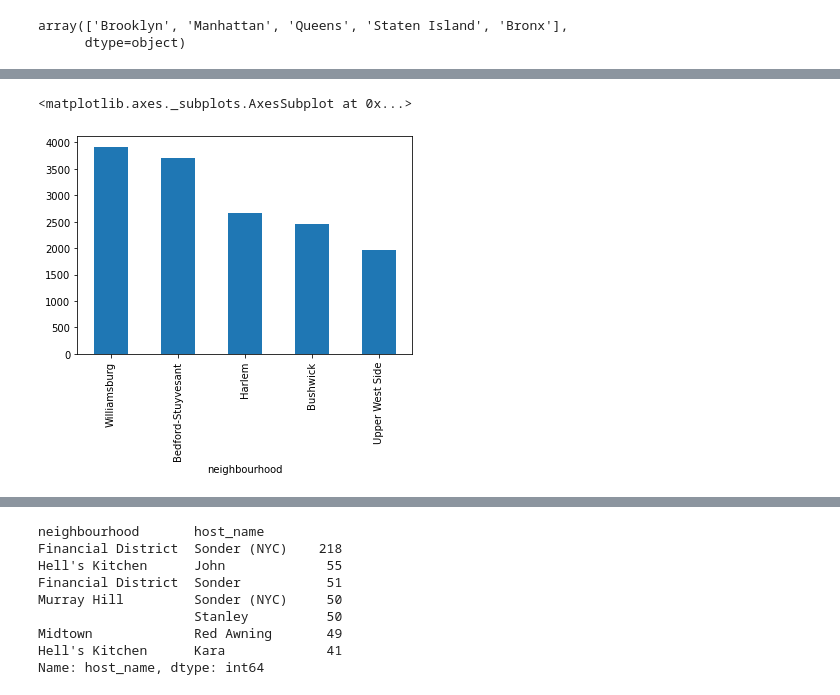
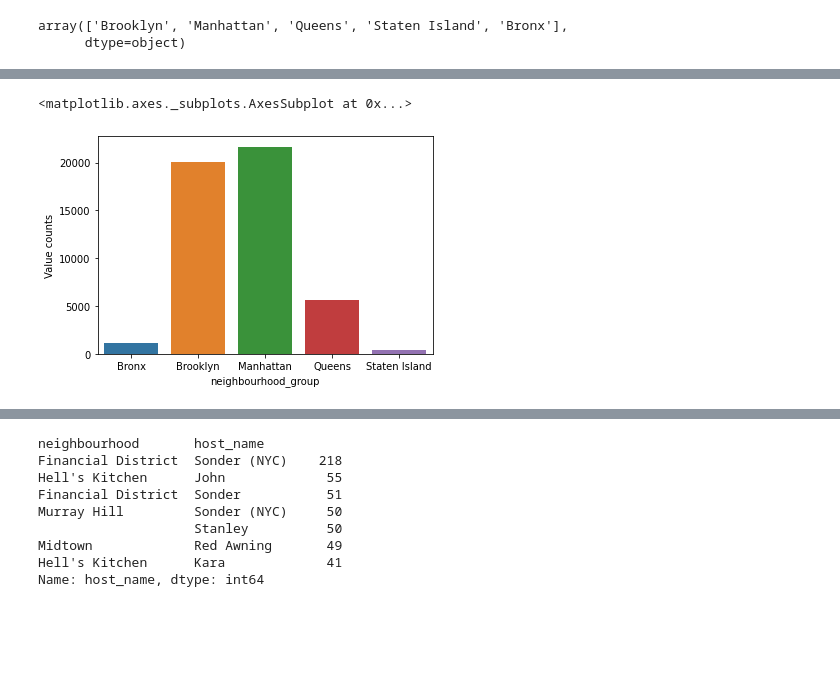
Before and after one commit to gokuljagannadh/Airbnb_Booking_Analysis, a Jupyter notebook: Airbnb_Bookings_Analysis_Capstone_Project.ipynb, the cells around one changed output, grey strips where cells are left out. Cells and saved outputs as stored; diff of their text form; code cells hidden in the pictures; blank space fills up the shorter version.

```diff
--- a/Airbnb_Bookings_Analysis_Capstone_Project.ipynb
+++ b/Airbnb_Bookings_Analysis_Capstone_Project.ipynb
@@ -235,5 +144,6 @@ df2.plot(kind='bar')
-# %%
-df1.plot(kind='bar')
-# %% [output]
-<matplotlib.axes._subplots.AxesSubplot at 0x...>
-[figure, removed]
+# %%
+df_group = pd.DataFrame(df.groupby('neighbourhood_group')['id'].count()).reset_index().rename(columns={'index':'Neighbourhood_group','id':'Value counts'})[:5]
+sns.barplot(x='neighbourhood_group',y='Value counts',data = df_group)
+# %% [output]
+<matplotlib.axes._subplots.AxesSubplot at 0x...>
+[figure, added]
```
Also changed, not shown: parts of 77 cells of this notebook.
